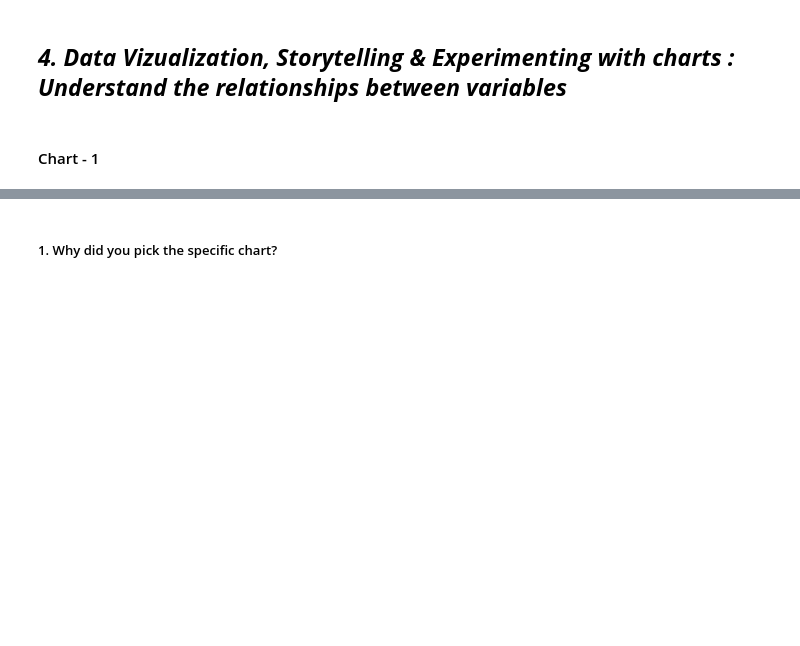
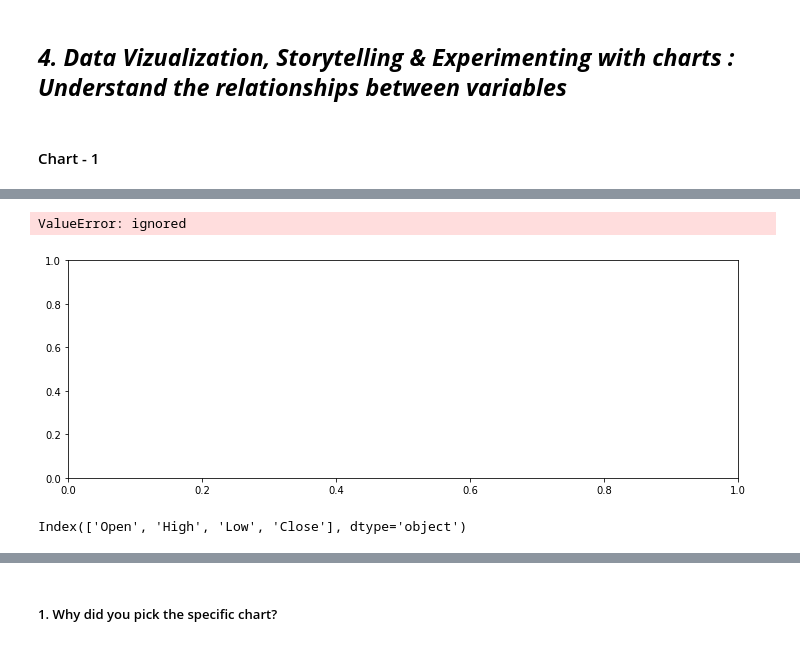
Before and after one commit to Vikas-Kumar05/Yes_Bank_Stock_Closing_price_Prediction, a Jupyter notebook: Yes_Bank_stock_closing_price_prediction_Regression.ipynb, the cells around one changed output, grey strips where cells are left out. Saved outputs shown, nothing was run; the diff lists cells and outputs as text; code cells hidden in the pictures; blank space fills up the shorter version.

```diff
--- a/Yes_Bank_stock_closing_price_prediction_Regression.ipynb
+++ b/Yes_Bank_stock_closing_price_prediction_Regression.ipynb
@@ -179,0 +343,3 @@ Answer Here
+# %%
+month_vs_high = bank_dataset.groupby(['Month'])['High'].mean().reset_index()
+month_vs_high
@@ -189,0 +489,13 @@ Answer Here.
+# %%
+# chart 2
+# lineplot for month_vs_high
+fig,ax=plt.subplots(figsize=(12,4))
+sns.lineplot(x = 'Month',y = 'High', date = month_vs_high)
+# %% [output]
+ValueError: ignored
+[figure, added]
+# %%
+numeric_features = bank_dataset.describe().columns
+numeric_features
+# %% [output]
+Index(['Open', 'High', 'Low', 'Close'], dtype='object')
```
Also changed, not shown: parts of 42 cells of this notebook.
